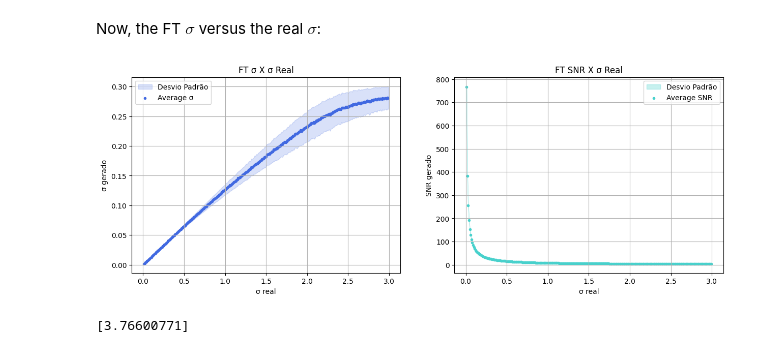
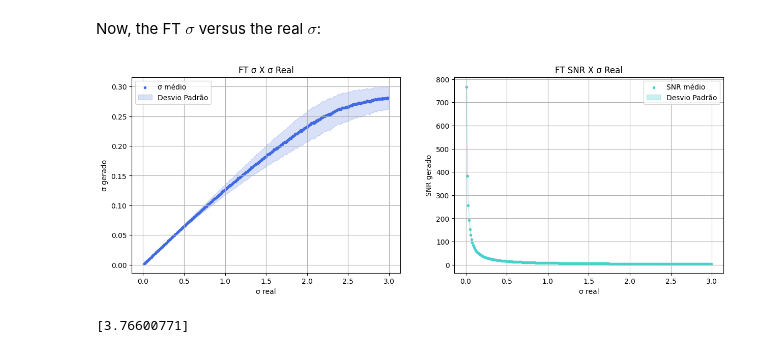
Before and after one commit to JoaoDell/MRI-study, a Jupyter notebook: examples/sigma_relations.ipynb, the cells around one changed output. Saved outputs shown, nothing was run; the diff lists cells and outputs as text; code cells hidden in the pictures.

```diff
--- a/examples/sigma_relations.ipynb
+++ b/examples/sigma_relations.ipynb
@@ -333,25 +337,25 @@ Now, the FT $\sigma$ versus the real $\sigma$:
 # %%
 plt.figure(figsize=(15, 5))
 
 plt.subplot(121)
+plt.scatter(sample_sigmas, avg_gen_fft_sigmas, c = "royalblue", marker= ".", label = "σ médio")
 plt.fill_between(sample_sigmas, avg_gen_fft_sigmas - sigma_error, avg_gen_fft_sigmas + sigma_error, alpha = 0.2, color = "royalblue", label = "Desvio Padrão")
-plt.scatter(sample_sigmas, avg_gen_fft_sigmas, c = "royalblue", marker= ".", label = "Average σ")
 plt.title("FT σ X σ Real")
 plt.xlabel("σ real")
 plt.ylabel("σ gerado")
 plt.legend()
 plt.grid(True)
 
 plt.subplot(122)
+plt.scatter(sample_sigmas, avg_snrs, c = "mediumturquoise", marker= ".", label = "SNR médio")
 plt.fill_between(sample_sigmas, avg_snrs - snr_error, avg_snrs + snr_error, alpha = 0.3, color = "mediumturquoise", label = "Desvio Padrão")
-plt.scatter(sample_sigmas, avg_snrs, c = "mediumturquoise", marker= ".", label = "Average SNR")
 plt.title("FT SNR X σ Real")
 plt.xlabel("σ real")
 plt.ylabel("SNR gerado")
 plt.legend()
 plt.grid(True)
 # %% [output]
-[figure, old version]
+[figure, new version]
 # %%
 print((1.0/avg_gen_fft_sigmas)[sample_sigmas == 2.5])
 # %% [output]
```
Also changed, not shown: parts of 6 cells of this notebook, 18 other files.
